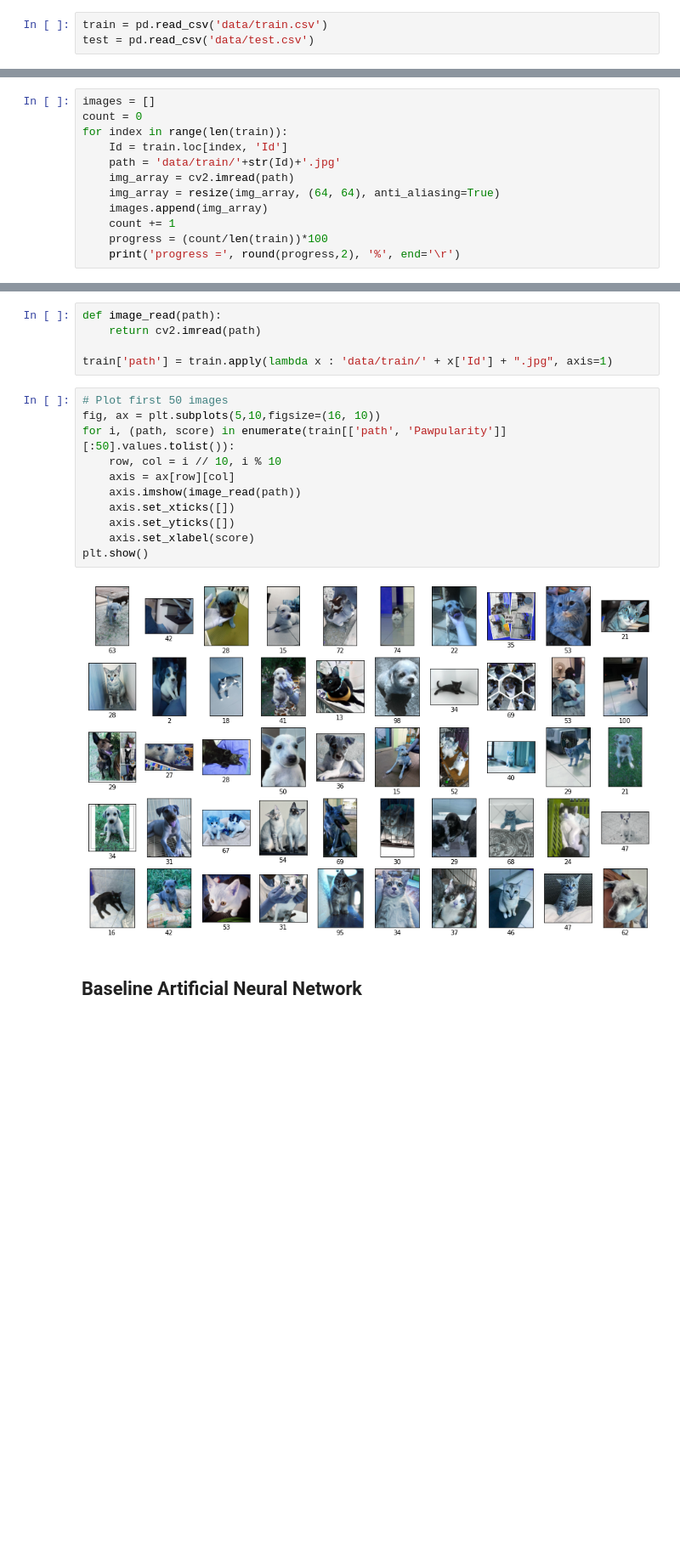
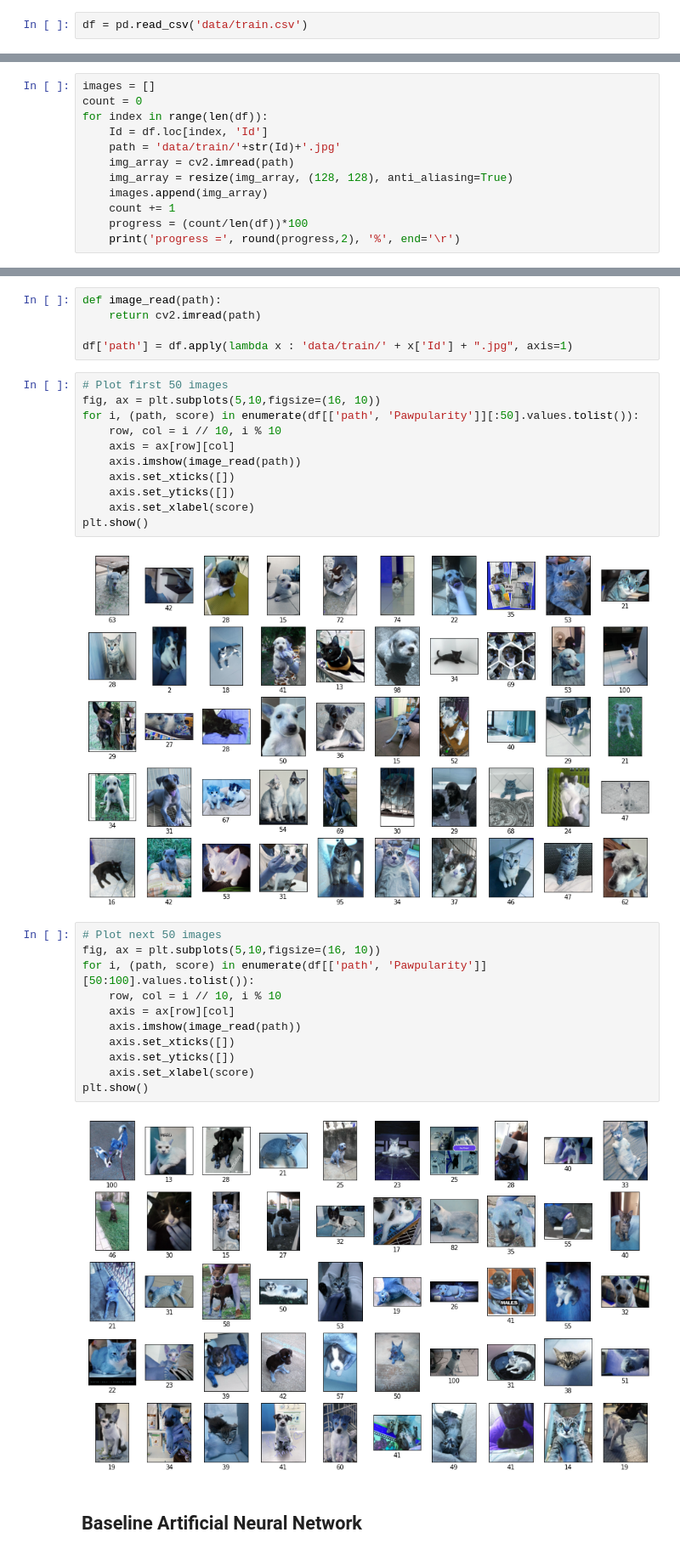
Before and after one commit to stevenaddison/Pet-Pawpularity, a Jupyter notebook: angela.ipynb, the cells around one changed output, grey strips where cells are left out. Shown at 85% size. Cells and saved outputs as stored; diff of their text form; blank space fills up the shorter version.

```diff
--- a/angela.ipynb
+++ b/angela.ipynb
@@ -15,6 +15,5 @@ from keras.utils import np_utils, to_categorical
 from sklearn.model_selection import train_test_split
 from skimage.transform import resize
 # %%
-train = pd.read_csv('data/train.csv')
-test = pd.read_csv('data/test.csv')
+df = pd.read_csv('data/train.csv')
 # %%
@@ -69,13 +68,13 @@ train.shape
 # %%
 images = []
 count = 0
-for index in range(len(train)):
-    Id = train.loc[index, 'Id']
+for index in range(len(df)):
+    Id = df.loc[index, 'Id']
     path = 'data/train/'+str(Id)+'.jpg'
     img_array = cv2.imread(path)
-    img_array = resize(img_array, (64, 64), anti_aliasing=True)
+    img_array = resize(img_array, (128, 128), anti_aliasing=True)
     images.append(img_array)
     count += 1
-    progress = (count/len(train))*100
+    progress = (count/len(df))*100
     print('progress =', round(progress,2), '%', end='\r')
 # %% [output]
@@ -96,11 +95,11 @@ X_train, X_test, y_train, y_test = train_test_split(X, y)
 def image_read(path):
     return cv2.imread(path)
 
-train['path'] = train.apply(lambda x : 'data/train/' + x['Id'] + ".jpg", axis=1)
+df['path'] = df.apply(lambda x : 'data/train/' + x['Id'] + ".jpg", axis=1)
 # %%
 # Plot first 50 images
 fig, ax = plt.subplots(5,10,figsize=(16, 10))
-for i, (path, score) in enumerate(train[['path', 'Pawpularity']][:50].values.tolist()):
+for i, (path, score) in enumerate(df[['path', 'Pawpularity']][:50].values.tolist()):
     row, col = i // 10, i % 10
     axis = ax[row][col]
     axis.imshow(image_read(path))
@@ -110,6 +109,19 @@ for i, (path, score) in enumerate(train[['path', 'Pawpularity']][:50].values.tol
 plt.show()
 # %% [output]
 [figure]
+# %%
+# Plot next 50 images
+fig, ax = plt.subplots(5,10,figsize=(16, 10))
+for i, (path, score) in enumerate(df[['path', 'Pawpularity']][50:100].values.tolist()):
+    row, col = i // 10, i % 10
+    axis = ax[row][col]
+    axis.imshow(image_read(path))
+    axis.set_xticks([])
+    axis.set_yticks([])
+    axis.set_xlabel(score)
+plt.show()
+# %% [output]
+[figure, added]
 # %% [markdown]
 ## Baseline Artificial Neural Network
 # %%
```
Also changed, not shown: parts of 16 cells of this notebook.
